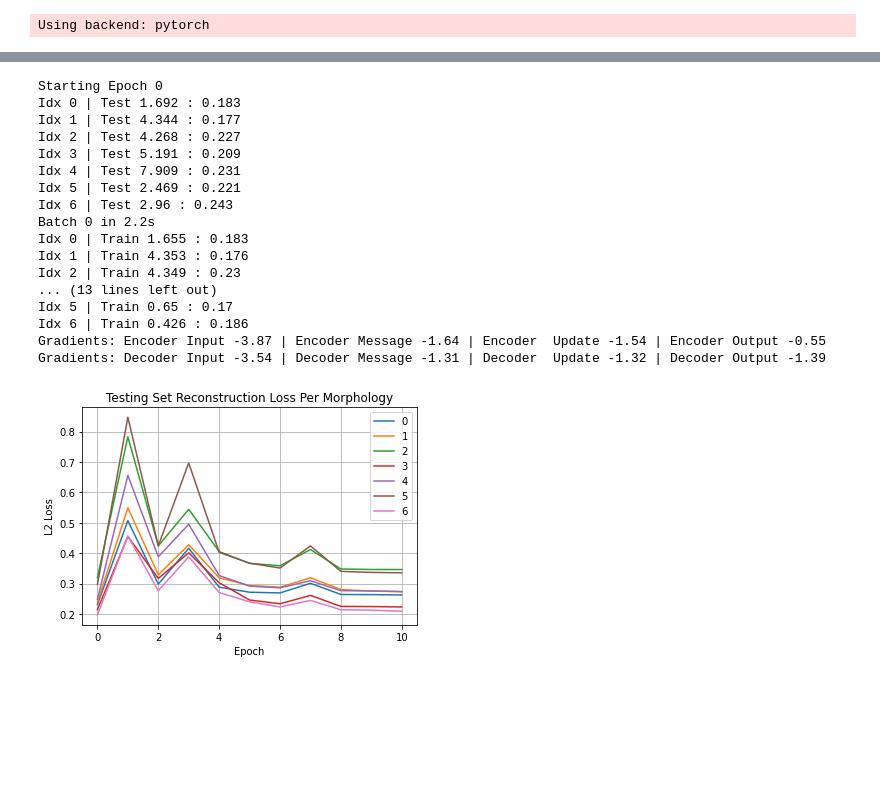
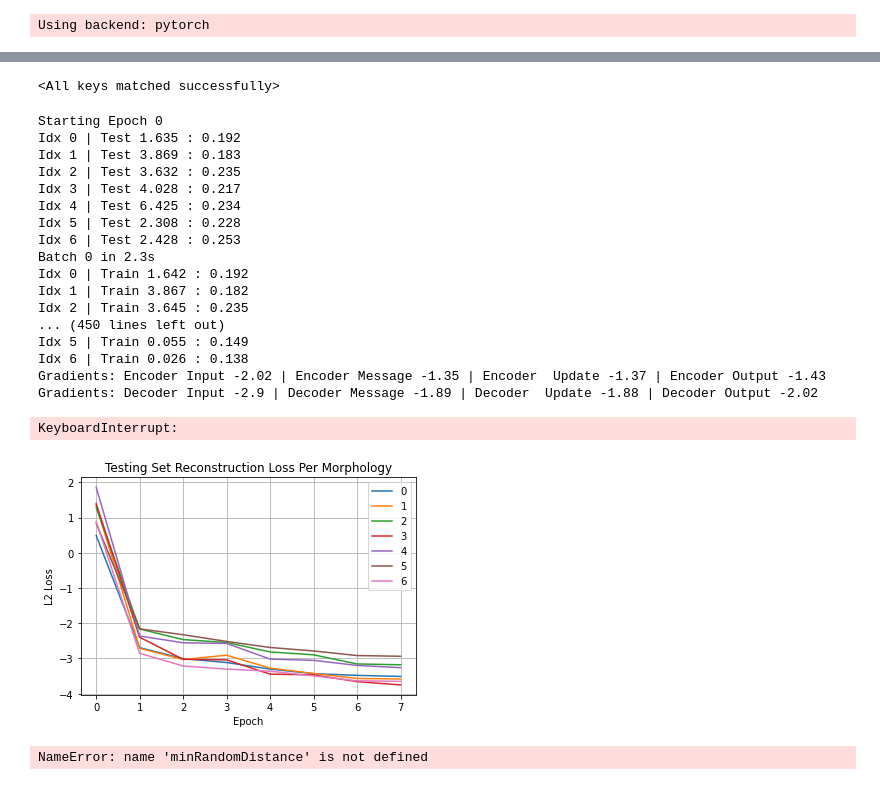
Before and after one commit to OvidiuSabau/Honors-Project, a Jupyter notebook: notebooks/GNN-AutoEncoder.ipynb, the cells around one changed output, grey strips where cells are left out. Cells and saved outputs as stored; diff of their text form; code cells hidden in the pictures; blank space fills up the shorter version.

```diff
--- a/notebooks/GNN-AutoEncoder.ipynb
+++ b/notebooks/GNN-AutoEncoder.ipynb
@@ -270,3 +270,8 @@ optimizer = optim.Adam(itertools.chain(
 lr_lambda = lambda epoch: 0.7
 lr_scheduler = optim.lr_scheduler.MultiplicativeLR(optimizer, lr_lambda)
 criterion  = nn.MSELoss(reduction='none')
+# %%
+encoderGNN.load_state_dict(torch.load('autoencoder-multitask/latent-4-alpha-0.25/encoderGNN-normalized-time-contrastive-latent-4.pt'))
+decoderGNN.load_state_dict(torch.load('autoencoder-multitask/latent-4-alpha-0.25/decoderGNN-normalized-time-contrastive-latent-4.pt'))
+# %% [output]
+<All keys matched successfully>
@@ -352,7 +360,19 @@ for epoch in range(10):
         print('Idx {} | Test {} : {}'.format(
             morphIdx, np.round(testLosses[morphIdx][-1][0], decimals=3), np.round(testLosses[morphIdx][-1][1], decimals=3)))
 
+    # Dereference variables to release memory
     stepLoss = None
+    encoder_graph = None
+    decoder_graph = None
+    encoderInput = None
+    latent_states = None
+    normalized_latent_states = None
+    current_state_reconstruction = None
+    autoencoder_loss = None
+    contrastive_loss_1 = None
+    contrastive_loss_2 = None
+
+    torch.cuda.empty_cache()
 
     for batch in range(0, numTrainingBatches-1, numBatchesPerTrainingStep):
 
@@ -486,38 +506,41 @@ for epoch in range(10):
     lr_scheduler.step()
 # %% [output]
 Starting Epoch 0
-Idx 0 | Test 1.692 : 0.183
-Idx 1 | Test 4.344 : 0.177
-Idx 2 | Test 4.268 : 0.227
-Idx 3 | Test 5.191 : 0.209
-Idx 4 | Test 7.909 : 0.231
-Idx 5 | Test 2.469 : 0.221
-Idx 6 | Test 2.96 : 0.243
-Batch 0 in 2.2s
-Idx 0 | Train 1.655 : 0.183
-Idx 1 | Train 4.353 : 0.176
-Idx 2 | Train 4.349 : 0.23
-... (13 lines left out)
-Idx 5 | Train 0.65 : 0.17
-Idx 6 | Train 0.426 : 0.186
-Gradients: Encoder Input -3.87 | Encoder Message -1.64 | Encoder  Update -1.54 | Encoder Output -0.55
-Gradients: Decoder Input -3.54 | Decoder Message -1.31 | Decoder  Update -1.32 | Decoder Output -1.39
+Idx 0 | Test 1.635 : 0.192
+Idx 1 | Test 3.869 : 0.183
+Idx 2 | Test 3.632 : 0.235
+Idx 3 | Test 4.028 : 0.217
+Idx 4 | Test 6.425 : 0.234
+Idx 5 | Test 2.308 : 0.228
+Idx 6 | Test 2.428 : 0.253
+Batch 0 in 2.3s
+Idx 0 | Train 1.642 : 0.192
+Idx 1 | Train 3.867 : 0.182
+Idx 2 | Train 3.645 : 0.235
+... (450 lines left out)
+Idx 5 | Train 0.055 : 0.149
+Idx 6 | Train 0.026 : 0.138
+Gradients: Encoder Input -2.02 | Encoder Message -1.35 | Encoder  Update -1.37 | Encoder Output -1.43
+Gradients: Decoder Input -2.9 | Decoder Message -1.89 | Decoder  Update -1.88 | Decoder Output -2.02
+KeyboardInterrupt:
 # %%
 fig, ax = plt.subplots(1, sharex=True)
 for morphIdx in trainingIdxs:
-    lossArr = np.sum(np.array(testLosses[morphIdx]), 1)
-    ax.plot(range(lossArr.shape[0]-1), lossArr[1:])
+    lossArr = np.log(np.array(testLosses[morphIdx])[:, 0])
+    np.save('testLossArr-{}'.format(morphIdx), lossArr)
+    ax.plot(range(lossArr.shape[0]), lossArr)
 for morphIdx in validationIdxs:
     lossArr = np.sum(np.array(validLosses[morphIdx]), 1)
     ax.plot(range(lossArr.shape[0]), lossArr)
+
 
 plt.grid(True)
 plt.xlabel('Epoch')
 plt.ylabel('L2 Loss')
 plt.title('Testing Set Reconstruction Loss Per Morphology')
 plt.legend(trainingIdxs + validationIdxs)
-plt.savefig('time-contrastive-losses-alpha-0.25.jpg')
+plt.savefig('time-contrastive-losses-latent4-alpha-0.25.jpg')
 plt.show()
 # %% [output]
-[figure, old version]
+[figure, new version]
 # %%
@@ -532,6 +555,8 @@ with open('trainingParameters.txt', 'w') as file:
     file.write('numMessagePassingIterations ' + str(numMessagePassingIterations) + '\n')
     file.write('batch_size ' + str(batch_size) + '\n')
     file.write('numBatchesPerTrainingStep ' + str(numBatchesPerTrainingStep) + '\n')
-    file.write('minRandomDistance ' + str(minRandomDistance) + '\n')
+    file.write('minRandomDistance ' + str(min) + '\n')
     file.write('maxSequentialDistance ' + str(maxSequentialDistance) + '\n')
     file.write('with_batch_norm ' + str(with_batch_norm) + '\n')
+# %% [output]
+NameError: name 'minRandomDistance' is not defined
```
Also changed, not shown: parts of 3 cells of this notebook, 5 other files.
